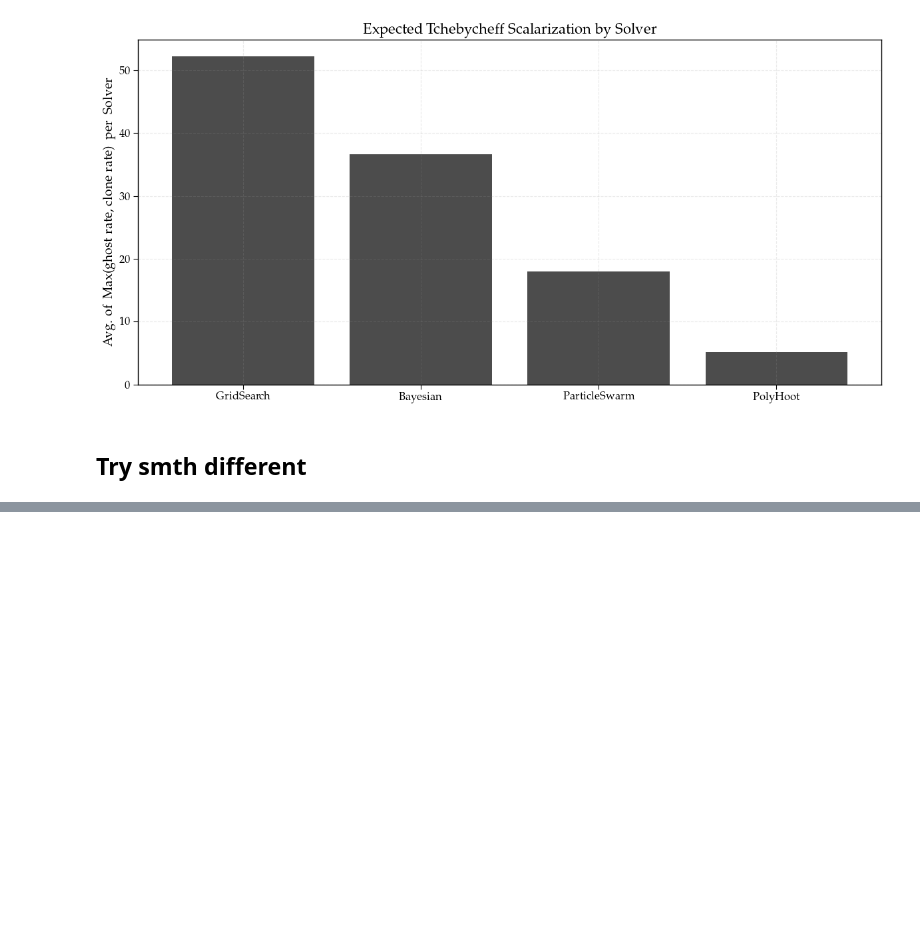
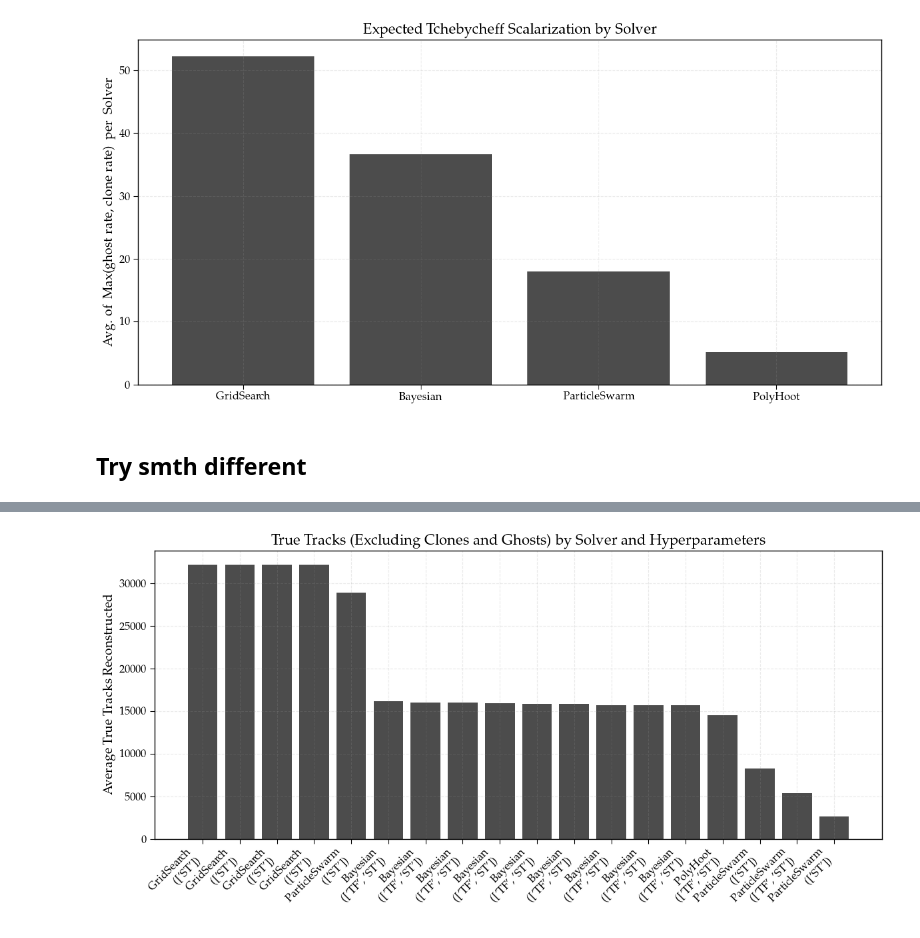
Before and after one commit to SvenHockers/velopix_tracking, a Jupyter notebook: results/best_config.ipynb, the cells around one changed output, grey strips where cells are left out. Cells and saved outputs as stored; diff of their text form; code cells hidden in the pictures; blank space fills up the shorter version.

```diff
--- a/results/best_config.ipynb
+++ b/results/best_config.ipynb
@@ -826,0 +855,90 @@ plt.show()
+# %%
+def rank_by_true_tracks(experiments: list[Mapping[str, Any]]) -> pd.DataFrame:
+    """
+    Rank experiments by the number of true tracks reconstructed (total tracks minus clones and ghosts),
+    while controlling only for solver and hyperparameters.
+
+    Args:
+        experiments: List of experiment mappings
+
+    Returns:
+        DataFrame with collapsed results sorted by average number of true tracks
+    """
+    # Dictionary to store groups of experiments
+    collapsed: dict[str, list[Mapping[str, Any]]] = {}
+
+    # Group experiments by solver and filtered hyperparams
+    for experiment in experiments:
+        config = experiment["config"]
+
+        # Extract key components
+        solver = config["solverName"]
+        hyperp = {k: v for k, v in config["optimizer"].items()
+                if k not in ["max_iterations", "objective", "nested", "weights"]}
+
+        # Create a key for grouping
+        key = json.dumps({"solver": solver, "hyperparams": hyperp}, sort_keys=True)
+
+        if key not in collapsed:
+            collapsed[key] = []
+
+        collapsed[key].append(experiment)
+
+    # Calculate statistics for each group
+    results = []
+    for key, group in collapsed.items():
+        key_data = json.loads(key)
+
+        # Calculate true tracks for each experiment in group
+        true_tracks_counts = []
+        for exp in group:
+            result = exp["result"]
+            total_tracks = result.get("total_tracks", 0)
+            clone_rate = result.get("clone_percentage", 0) / 100  # Convert percentage to proportion
+            ghost_rate = result.get("event_avg_ghost_rate", 0) / 100  # Convert percentage to proportion
+
+            # Calculate true tracks using the formula
+            true_tracks = total_tracks - (clone_rate + ghost_rate) * total_tracks
+            true_tracks_counts.append(true_tracks)
+
+        # Calculate average true tracks
+        avg_true_tracks = sum(true_tracks_counts) / len(true_tracks_counts) if true_tracks_counts else 0
+
+        # Extract algorithms present in this group
+        algorithms = set(exp["config"]["reconstruction_algo"] for exp in group)
+
+        # Calculate average score for reference
+        avg_score = sum(exp["result"].get("score", float('inf')) for exp in group) / len(group)
+
+        results.append({
+            "solver": key_data["solver"],
+            "hyperparams": key_data["hyperparams"],
+            "avg_true_tracks": avg_true_tracks,
+            "avg_total_tracks": sum(exp["result"].get("total_tracks", 0) for exp in group) / len(group),
+            "avg_score": avg_score,
+            "count": len(group),
+            "algorithms": list(algorithms)
+        })
+
+    # Convert to DataFrame for better display
+    df = pd.DataFrame(results)
+    # Sort by average true tracks (descending - more is better)
+    return df.sort_values("avg_true_tracks", ascending=False)
+
+# Use the function and display results
+true_tracks_df = rank_by_true_tracks(all_experiments)
+print(true_tracks_df[["solver", "hyperparams", "avg_true_tracks", "avg_total_tracks", "count", "algorithms"]])
+
+# Visualize the results with publication-quality styling
+plt.figure(figsize=(12, 6))
+plt.bar(range(len(true_tracks_df)), true_tracks_df["avg_true_tracks"], color="#4C4C4C")
+plt.xticks(
+    range(len(true_tracks_df)),
+    [f"{row['solver']} \n ({row['algorithms']})" for _, row in true_tracks_df.iterrows()],
+    rotation=45, ha="right"
+)
+plt.ylabel("Average True Tracks Reconstructed")
+plt.title("True Tracks (Excluding Clones and Ghosts) by Solver and Hyperparameters")
+plt.tight_layout()
+plt.show()
+# %% [output]
@@ -826,0 +962 @@ plt.show()
+[figure, added]
```
Also changed, not shown: parts of 14 cells of this notebook.
